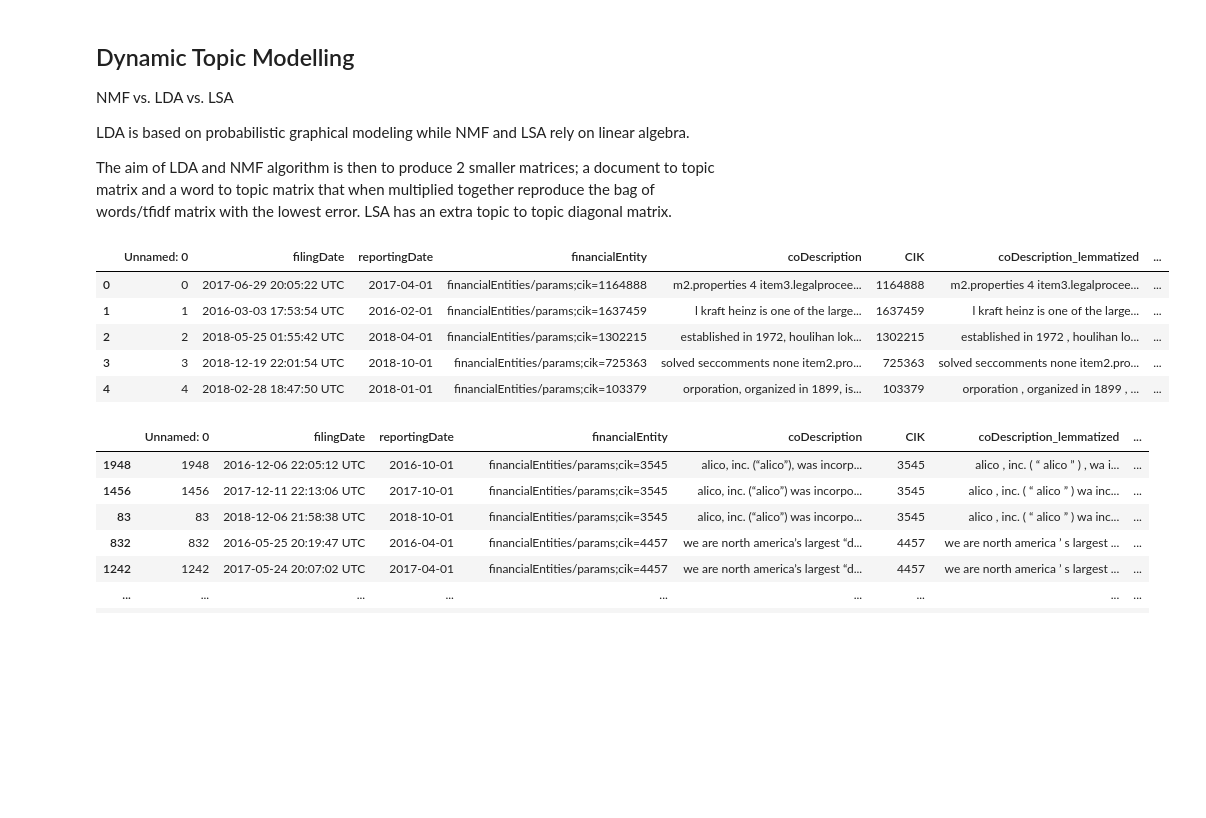
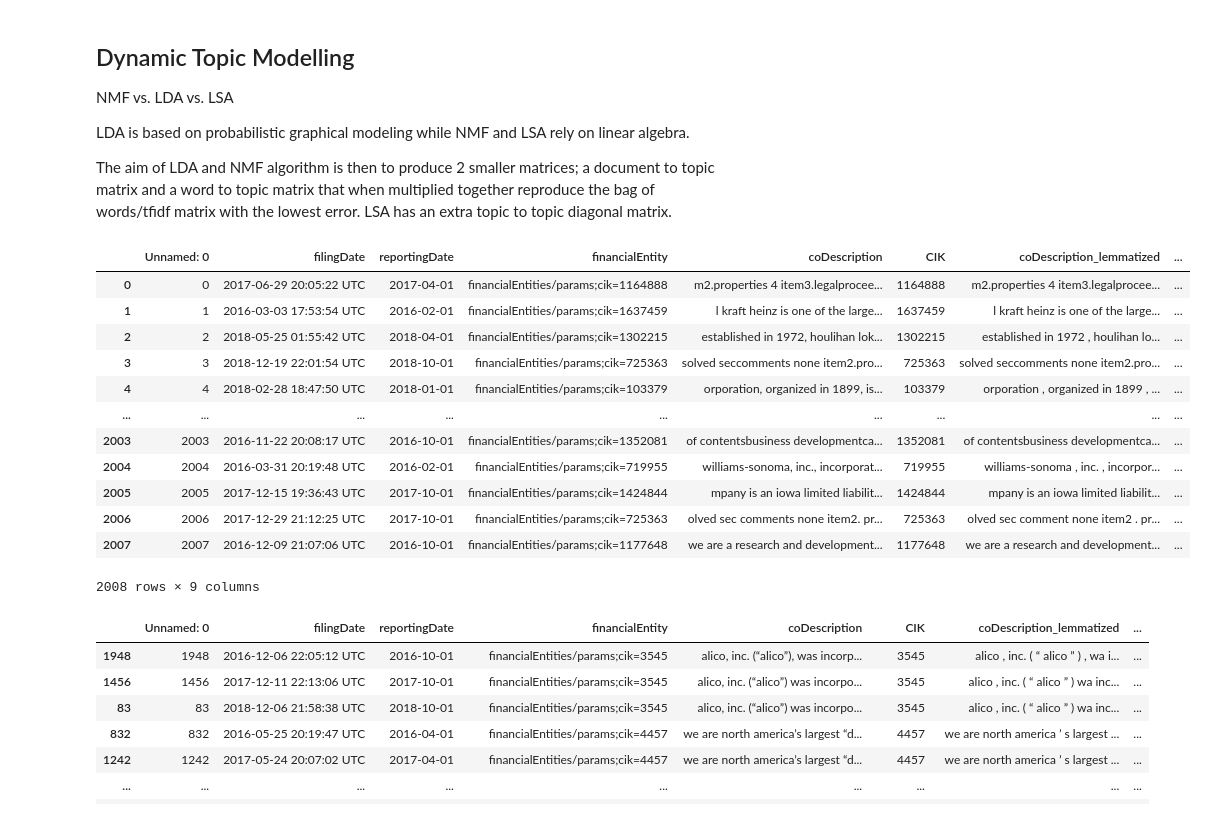
Before and after one commit to richardye101/ubineer_nlp_research, a Jupyter notebook: content/mary/Week 10 - NMF vs LDA vs LSA.ipynb, the cells around one changed output. Cells and saved outputs as stored; diff of their text form; code cells hidden in the pictures; blank space fills up the shorter version.

```diff
--- a/content/mary/Week 10 - NMF vs LDA vs LSA.ipynb
+++ b/content/mary/Week 10 - NMF vs LDA vs LSA.ipynb
@@ -17,14 +17,21 @@ import nltk
 import matplotlib.pyplot as plt
 # %%
 df = pd.read_csv("timeseries_data.csv")
-df.head()
+df
 # %% [output]
 |  | Unnamed: 0 | filingDate | reportingDate | financialEntity | coDescription | CIK | coDescription_lemmatized | ... |
 | 0 | 0 | 2017-06-29 20:05:22 UTC | 2017-04-01 | financialEntities/params;cik=1164888 | m2.properties 4 item3.legalprocee... | 1164888 | m2.properties 4 item3.legalprocee... | ... |
 | 1 | 1 | 2016-03-03 17:53:54 UTC | 2016-02-01 | financialEntities/params;cik=1637459 | l kraft heinz is one of the large... | 1637459 | l kraft heinz is one of the large... | ... |
 | 2 | 2 | 2018-05-25 01:55:42 UTC | 2018-04-01 | financialEntities/params;cik=1302215 | established in 1972, houlihan lok... | 1302215 | established in 1972 , houlihan lo... | ... |
 | 3 | 3 | 2018-12-19 22:01:54 UTC | 2018-10-01 | financialEntities/params;cik=725363 | solved seccomments none item2.pro... | 725363 | solved seccomments none item2.pro... | ... |
 | 4 | 4 | 2018-02-28 18:47:50 UTC | 2018-01-01 | financialEntities/params;cik=103379 | orporation, organized in 1899, is... | 103379 | orporation , organized in 1899 , ... | ... |
+| ... | ... | ... | ... | ... | ... | ... | ... | ... |
+| 2003 | 2003 | 2016-11-22 20:08:17 UTC | 2016-10-01 | financialEntities/params;cik=1352081 | of contentsbusiness developmentca... | 1352081 | of contentsbusiness developmentca... | ... |
+| 2004 | 2004 | 2016-03-31 20:19:48 UTC | 2016-02-01 | financialEntities/params;cik=719955 | williams-sonoma, inc., incorporat... | 719955 | williams-sonoma , inc. , incorpor... | ... |
+| 2005 | 2005 | 2017-12-15 19:36:43 UTC | 2017-10-01 | financialEntities/params;cik=1424844 | mpany is an iowa limited liabilit... | 1424844 | mpany is an iowa limited liabilit... | ... |
+| 2006 | 2006 | 2017-12-29 21:12:25 UTC | 2017-10-01 | financialEntities/params;cik=725363 | olved sec comments none item2. pr... | 725363 | olved sec comment none item2 . pr... | ... |
+| 2007 | 2007 | 2016-12-09 21:07:06 UTC | 2016-10-01 | financialEntities/params;cik=1177648 | we are a research and development... | 1177648 | we are a research and development... | ... |
+2008 rows × 9 columns
 # %%
 filtered = df[df["reports"] == 3].sort_values(["CIK","filingDate"])
 filtered
```
Also changed, not shown: parts of 2 cells of this notebook, 13 other files.
